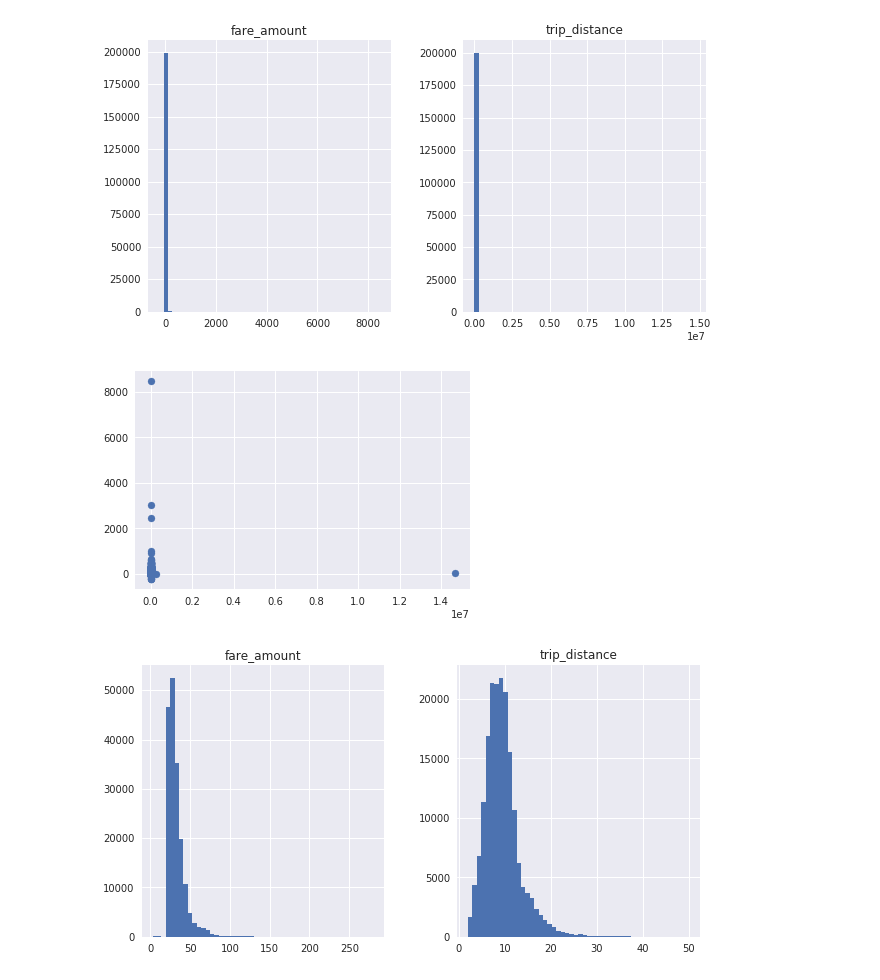
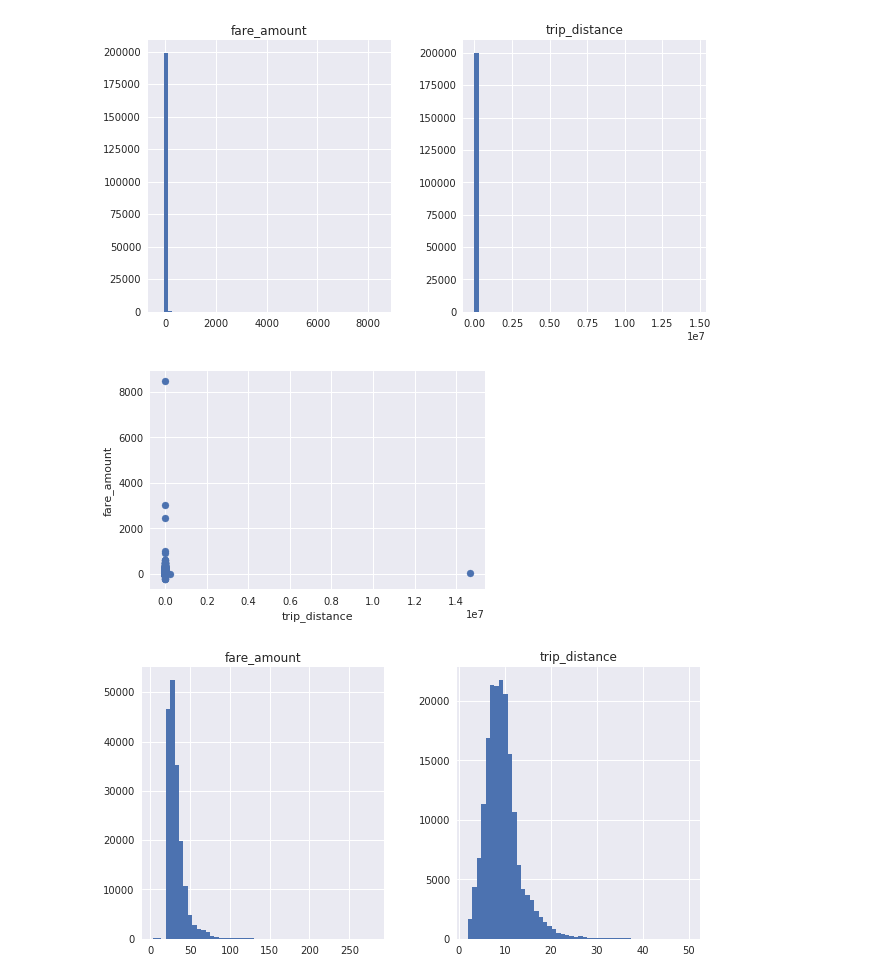
Before and after one commit to stephenleo/nyc-taxi, a Jupyter notebook: 02_Fare Prediction.ipynb, the cells around one changed output. Cells and saved outputs as stored; diff of their text form; code cells hidden in the pictures.

```diff
--- a/Fare Prediction.ipynb
+++ b/02_Fare Prediction.ipynb
@@ -30,8 +32,11 @@ df.head()
 df[['trip_distance','fare_amount']].hist(figsize = (10,5), bins=50);
 # %% [output]
 [figure]
-# %%
-plt.scatter(df['trip_distance'], df['fare_amount']);
-# %% [output]
-[figure, removed]
+# %%
+# Check the correlation between trip_distance and fare_amount
+plt.scatter(df['trip_distance'], df['fare_amount'])
+plt.xlabel('trip_distance')
+plt.ylabel('fare_amount');
+# %% [output]
+[figure, added]
 # %%
```
Also changed, not shown: parts of 30 cells of this notebook, 1 other file.
